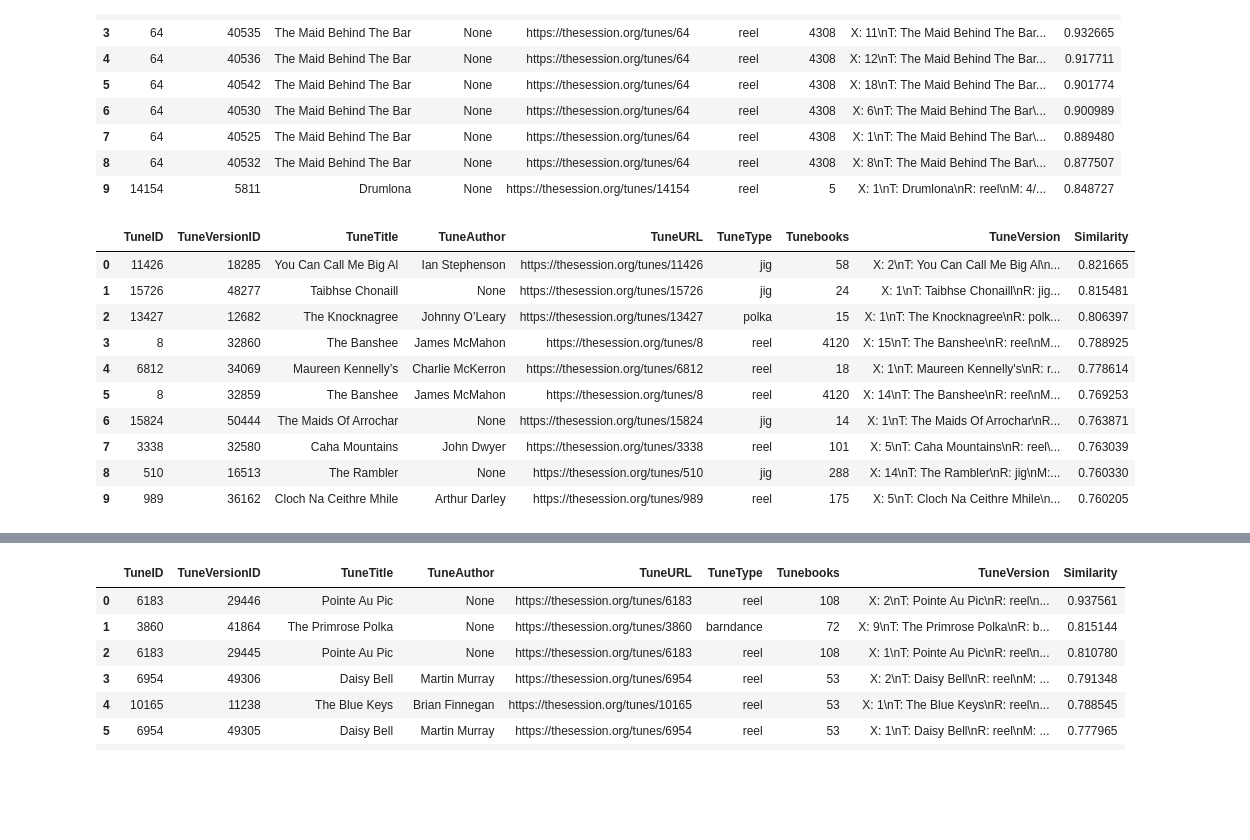
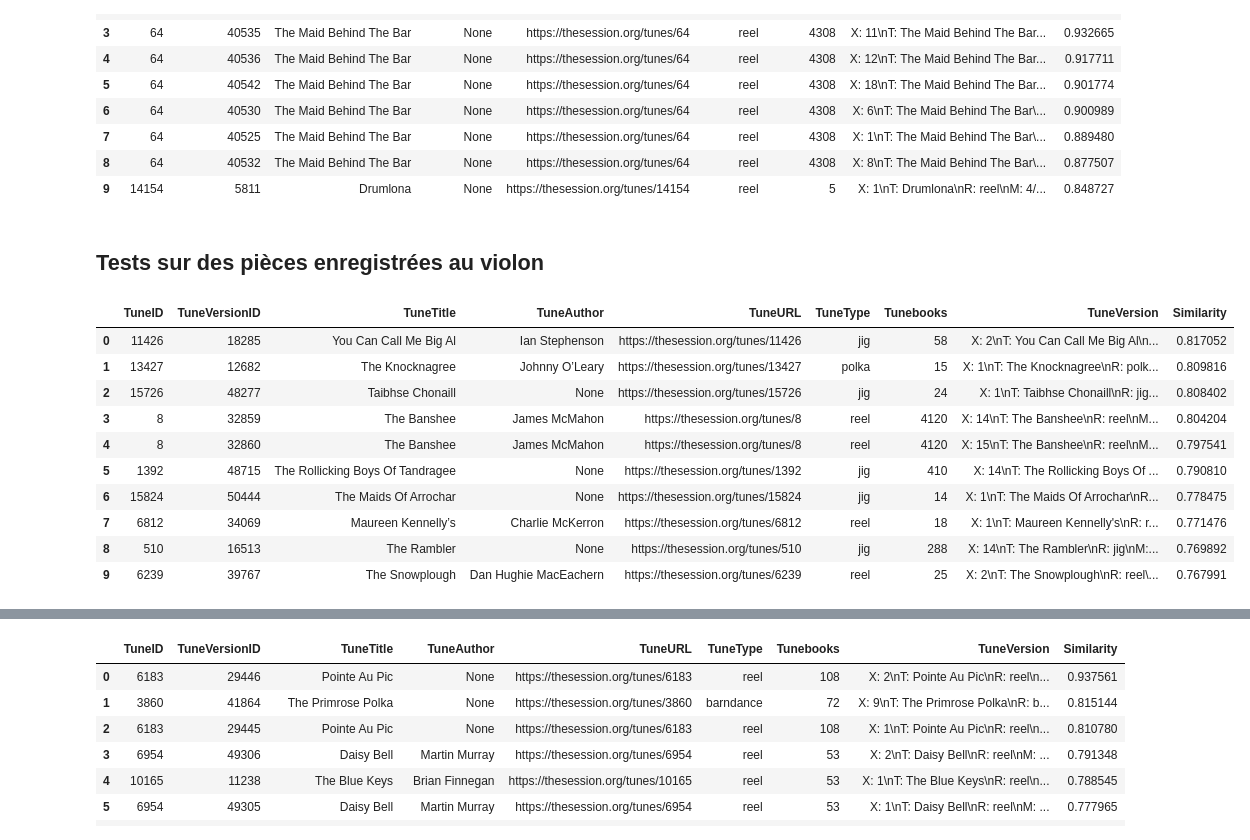
Before and after one commit to maxbhardy/thesession, a Jupyter notebook: test_midi.ipynb, the cells around one changed output, grey strips where cells are left out. Saved outputs shown, nothing was run; the diff lists cells and outputs as text; code cells hidden in the pictures; blank space fills up the shorter version.

```diff
--- a/test_midi.ipynb
+++ b/test_midi.ipynb
@@ -641,18 +614,22 @@ retriever("audio_flac/64_the_maid_behind_the_bar/40526_3.flac", limit=10, durati
 | 7 | 64 | 40525 | The Maid Behind The Bar | None | https://thesession.org/tunes/64 | reel | 4308 | X: 1\nT: The Maid Behind The Bar\... | 0.889480 |
 | 8 | 64 | 40532 | The Maid Behind The Bar | None | https://thesession.org/tunes/64 | reel | 4308 | X: 8\nT: The Maid Behind The Bar\... | 0.877507 |
 | 9 | 14154 | 5811 | Drumlona | None | https://thesession.org/tunes/14154 | reel | 5 | X: 1\nT: Drumlona\nR: reel\nM: 4/... | 0.848727 |
+# %% [markdown]
+## Tests sur des pièces enregistrées au violon
 # %%
-retriever("test/banshee2.mp3", limit=10, duration=60, skip_start=5)
+res = retriever("test/banshee2.mp3", limit=10, duration=60, skip_start=5)
+retriever.generate_audio(res["TuneVersionID"], destination="test/banshee", instrument="violin", tempo=160, replace=True)
+res
 # %% [output]
 |  | TuneID | TuneVersionID | TuneTitle | TuneAuthor | TuneURL | TuneType | Tunebooks | TuneVersion | Similarity |
-| 0 | 11426 | 18285 | You Can Call Me Big Al | Ian Stephenson | https://thesession.org/tunes/11426 | jig | 58 | X: 2\nT: You Can Call Me Big Al\n... | 0.821665 |
-| 1 | 15726 | 48277 | Taibhse Chonaill | None | https://thesession.org/tunes/15726 | jig | 24 | X: 1\nT: Taibhse Chonaill\nR: jig... | 0.815481 |
-| 2 | 13427 | 12682 | The Knocknagree | Johnny O’Leary | https://thesession.org/tunes/13427 | polka | 15 | X: 1\nT: The Knocknagree\nR: polk... | 0.806397 |
-| 3 | 8 | 32860 | The Banshee | James McMahon | https://thesession.org/tunes/8 | reel | 4120 | X: 15\nT: The Banshee\nR: reel\nM... | 0.788925 |
-| 4 | 6812 | 34069 | Maureen Kennelly’s | Charlie McKerron | https://thesession.org/tunes/6812 | reel | 18 | X: 1\nT: Maureen Kennelly's\nR: r... | 0.778614 |
-| 5 | 8 | 32859 | The Banshee | James McMahon | https://thesession.org/tunes/8 | reel | 4120 | X: 14\nT: The Banshee\nR: reel\nM... | 0.769253 |
-| 6 | 15824 | 50444 | The Maids Of Arrochar | None | https://thesession.org/tunes/15824 | jig | 14 | X: 1\nT: The Maids Of Arrochar\nR... | 0.763871 |
-| 7 | 3338 | 32580 | Caha Mountains | John Dwyer | https://thesession.org/tunes/3338 | reel | 101 | X: 5\nT: Caha Mountains\nR: reel\... | 0.763039 |
-| 8 | 510 | 16513 | The Rambler | None | https://thesession.org/tunes/510 | jig | 288 | X: 14\nT: The Rambler\nR: jig\nM:... | 0.760330 |
-| 9 | 989 | 36162 | Cloch Na Ceithre Mhile | Arthur Darley | https://thesession.org/tunes/989 | reel | 175 | X: 5\nT: Cloch Na Ceithre Mhile\n... | 0.760205 |
+| 0 | 11426 | 18285 | You Can Call Me Big Al | Ian Stephenson | https://thesession.org/tunes/11426 | jig | 58 | X: 2\nT: You Can Call Me Big Al\n... | 0.817052 |
+| 1 | 13427 | 12682 | The Knocknagree | Johnny O’Leary | https://thesession.org/tunes/13427 | polka | 15 | X: 1\nT: The Knocknagree\nR: polk... | 0.809816 |
+| 2 | 15726 | 48277 | Taibhse Chonaill | None | https://thesession.org/tunes/15726 | jig | 24 | X: 1\nT: Taibhse Chonaill\nR: jig... | 0.808402 |
+| 3 | 8 | 32859 | The Banshee | James McMahon | https://thesession.org/tunes/8 | reel | 4120 | X: 14\nT: The Banshee\nR: reel\nM... | 0.804204 |
+| 4 | 8 | 32860 | The Banshee | James McMahon | https://thesession.org/tunes/8 | reel | 4120 | X: 15\nT: The Banshee\nR: reel\nM... | 0.797541 |
+| 5 | 1392 | 48715 | The Rollicking Boys Of Tandragee | None | https://thesession.org/tunes/1392 | jig | 410 | X: 14\nT: The Rollicking Boys Of ... | 0.790810 |
+| 6 | 15824 | 50444 | The Maids Of Arrochar | None | https://thesession.org/tunes/15824 | jig | 14 | X: 1\nT: The Maids Of Arrochar\nR... | 0.778475 |
+| 7 | 6812 | 34069 | Maureen Kennelly’s | Charlie McKerron | https://thesession.org/tunes/6812 | reel | 18 | X: 1\nT: Maureen Kennelly's\nR: r... | 0.771476 |
+| 8 | 510 | 16513 | The Rambler | None | https://thesession.org/tunes/510 | jig | 288 | X: 14\nT: The Rambler\nR: jig\nM:... | 0.769892 |
+| 9 | 6239 | 39767 | The Snowplough | Dan Hughie MacEachern | https://thesession.org/tunes/6239 | reel | 25 | X: 2\nT: The Snowplough\nR: reel\... | 0.767991 |
 # %%
```
Also changed, not shown: parts of 15 cells of this notebook, 7 other files.
